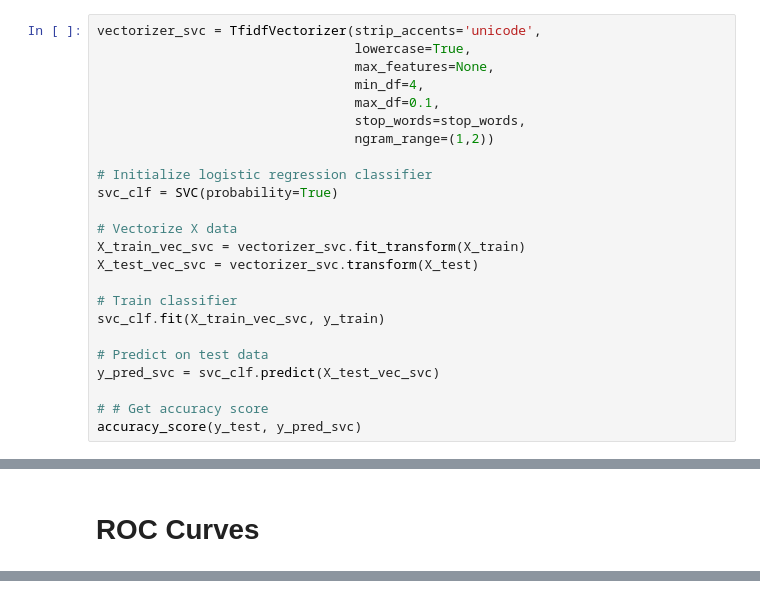
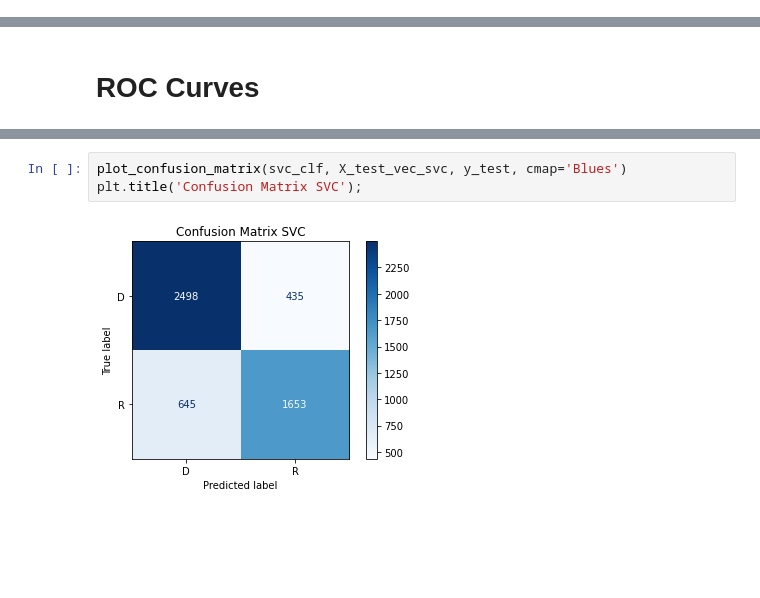
Before and after one commit to Mitch-ml/CS254, a Jupyter notebook: Code/project_proposal.ipynb, the cells around one changed output, grey strips where cells are left out. Drawn from its saved outputs; the diff is of its cells as text; blank space fills up the shorter version.

```diff
--- a/Code/project_proposal.ipynb
+++ b/Code/project_proposal.ipynb
@@ -434,24 +426,0 @@ Test Accuracy Score: 0.7076621576406481
-# %%
-vectorizer_svc = TfidfVectorizer(strip_accents='unicode',
-                                 lowercase=True,
-                                 max_features=None,
-                                 min_df=4,
-                                 max_df=0.1,
-                                 stop_words=stop_words,
-                                 ngram_range=(1,2))
-
-# Initialize logistic regression classifier
-svc_clf = SVC(probability=True)
-
-# Vectorize X data
-X_train_vec_svc = vectorizer_svc.fit_transform(X_train)
-X_test_vec_svc = vectorizer_svc.transform(X_test)
-
-# Train classifier
-svc_clf.fit(X_train_vec_svc, y_train)
-
-# Predict on test data
-y_pred_svc = svc_clf.predict(X_test_vec_svc)
-
-# # Get accuracy score
-accuracy_score(y_test, y_pred_svc)
@@ -516,0 +579,5 @@ plt.show()
+# %%
+plot_confusion_matrix(svc_clf, X_test_vec_svc, y_test, cmap='Blues')
+plt.title('Confusion Matrix SVC');
+# %% [output]
+[figure, added]
```
Also changed, not shown: parts of 22 cells of this notebook.
